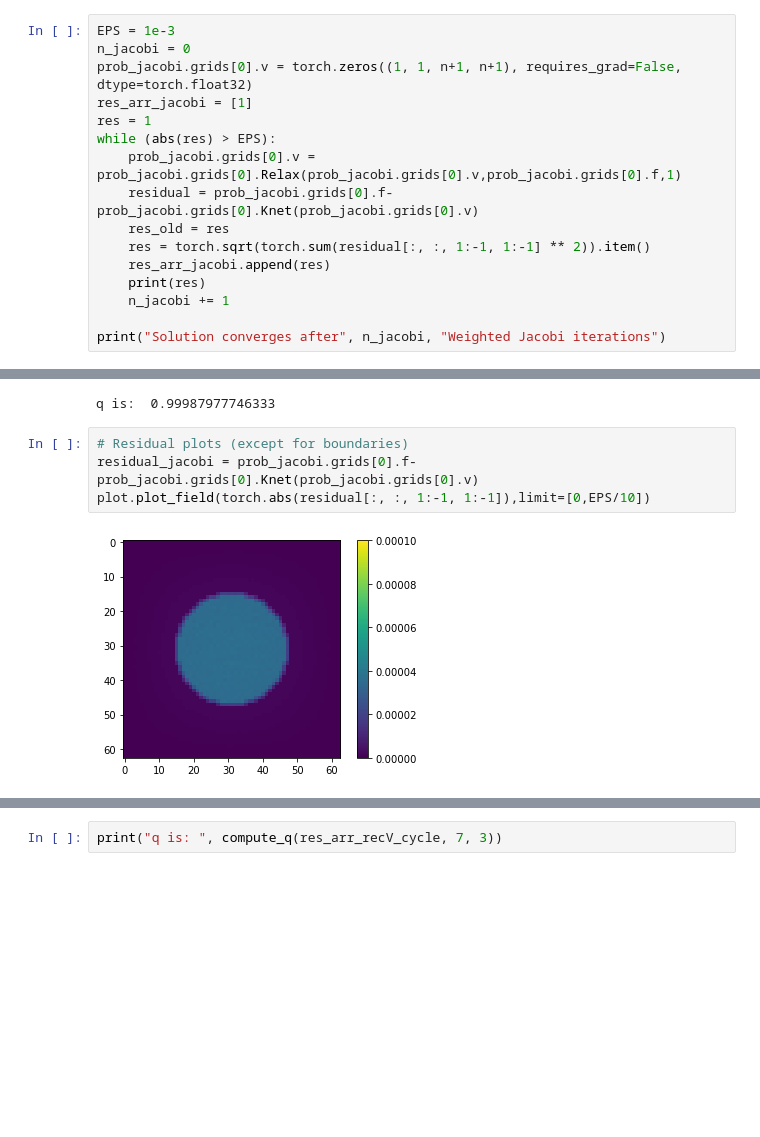
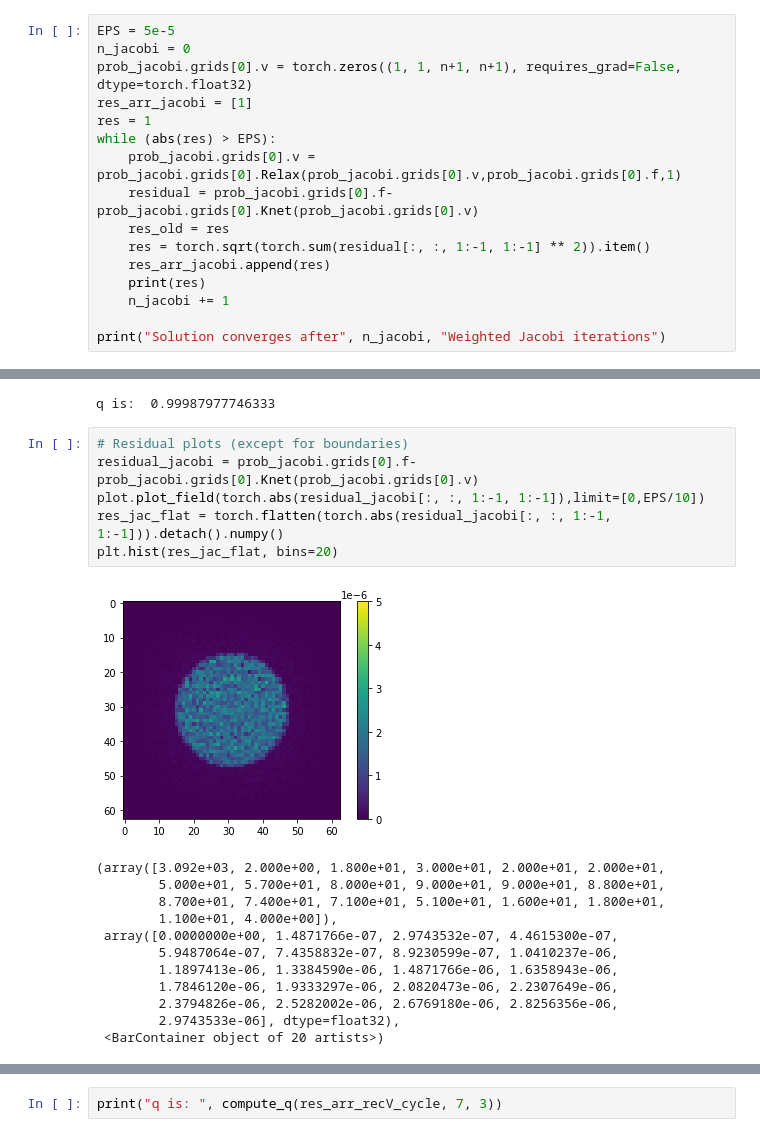
Before and after one commit to longfish/Multigrid-FEANet, a Jupyter notebook: MM_Interface_error.ipynb, the cells around one changed output, grey strips where cells are left out. Cells and saved outputs as stored; diff of their text form; blank space fills up the shorter version.

```diff
--- a/MM_Interface_error.ipynb
+++ b/MM_Interface_error.ipynb
@@ -134,7 +134,7 @@ plot.plot_pattern(prob_jacobi.grids[0].grid, key=2)
 # %% [output]
 [figure]
 # %%
-EPS = 1e-3
+EPS = 5e-5
 n_jacobi = 0
 prob_jacobi.grids[0].v = torch.zeros((1, 1, n+1, n+1), requires_grad=False, dtype=torch.float32)
 res_arr_jacobi = [1]
@@ -186,6 +186,19 @@ q is:  0.99987977746333
 # %%
 # Residual plots (except for boundaries)
 residual_jacobi = prob_jacobi.grids[0].f-prob_jacobi.grids[0].Knet(prob_jacobi.grids[0].v)
-plot.plot_field(torch.abs(residual[:, :, 1:-1, 1:-1]),limit=[0,EPS/10])
+plot.plot_field(torch.abs(residual_jacobi[:, :, 1:-1, 1:-1]),limit=[0,EPS/10])
+res_jac_flat = torch.flatten(torch.abs(residual_jacobi[:, :, 1:-1, 1:-1])).detach().numpy()
+plt.hist(res_jac_flat, bins=20)
 # %% [output]
-[figure, old version]
+[figure, new version]
+(array([3.092e+03, 2.000e+00, 1.800e+01, 3.000e+01, 2.000e+01, 2.000e+01,
+        5.000e+01, 5.700e+01, 8.000e+01, 9.000e+01, 9.000e+01, 8.800e+01,
+        8.700e+01, 7.400e+01, 7.100e+01, 5.100e+01, 1.600e+01, 1.800e+01,
+        1.100e+01, 4.000e+00]),
+ array([0.0000000e+00, 1.4871766e-07, 2.9743532e-07, 4.4615300e-07,
+        5.9487064e-07, 7.4358832e-07, 8.9230599e-07, 1.0410237e-06,
+        1.1897413e-06, 1.3384590e-06, 1.4871766e-06, 1.6358943e-06,
+        1.7846120e-06, 1.9333297e-06, 2.0820473e-06, 2.2307649e-06,
+        2.3794826e-06, 2.5282002e-06, 2.6769180e-06, 2.8256356e-06,
+        2.9743533e-06], dtype=float32),
+ <BarContainer object of 20 artists>)
```
Also changed, not shown: parts of 6 cells of this notebook, 3 other files.
